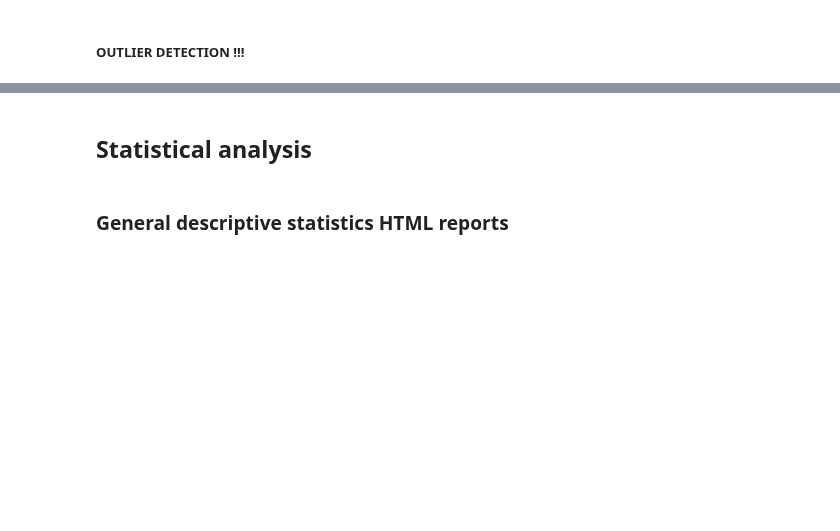
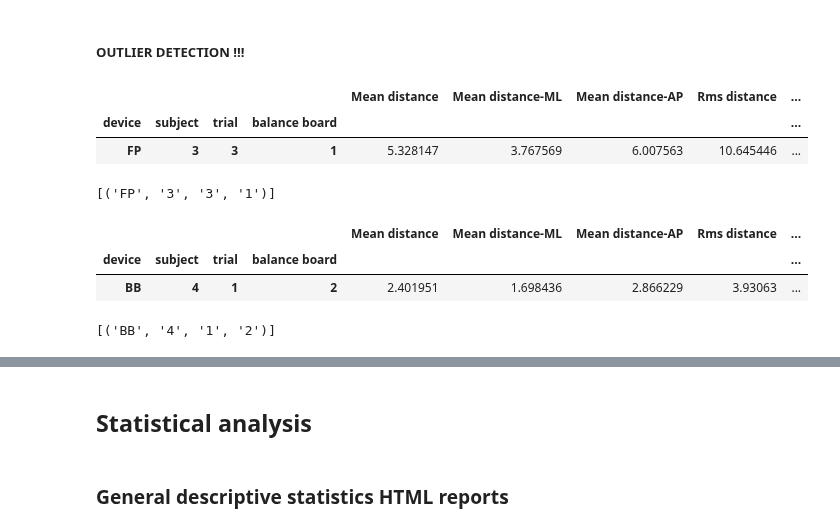
Before and after one commit to Antoninj/master_thesis, a Jupyter notebook: notebooks/feature_results_statistical_analysis.ipynb, the cells around one changed output, grey strips where cells are left out. Drawn from its saved outputs; the diff is of its cells as text; code cells hidden in the pictures; blank space fills up the shorter version.

```diff
--- a/notebooks/feature_results_statistical_analysis.ipynb
+++ b/notebooks/feature_results_statistical_analysis.ipynb
@@ -123,11 +171,29 @@ fp_freq.head()
 # %% [markdown]
 ##### OUTLIER DETECTION !!!
+# %%
+fp_outlier_values = fp_time[fp_time["Mean distance"]==fp_time["Mean distance"].max()]
+fp_outlier_values
+# %% [output]
+|  |  |  |  | Mean distance | Mean distance-ML | Mean distance-AP | Rms distance | ... |
+| device | subject | trial | balance board |  |  |  |  | ... |
+| FP | 3 | 3 | 1 | 5.328147 | 3.767569 | 6.007563 | 10.645446 | ... |
+# %%
+fp_outlier_index = fp_outlier_values.index.tolist()
+fp_outlier_index
+# %% [output]
+[('FP', '3', '3', '1')]
 # %%
-wbb_outlier_values = wbb_time[wbb_time["Mean velocity"]==wbb_time["Mean velocity"].max()]
+wbb_outlier_values = wbb_time[wbb_time["Mean distance"]==wbb_time["Mean distance"].max()]
 wbb_outlier_values
+# %% [output]
+|  |  |  |  | Mean distance | Mean distance-ML | Mean distance-AP | Rms distance | ... |
+| device | subject | trial | balance board |  |  |  |  | ... |
+| BB | 4 | 1 | 2 | 2.401951 | 1.698436 | 2.866229 | 3.93063 | ... |
 # %%
-outlier_index = wbb_outlier_values.index.tolist()
-outlier_index
+wbb_outlier_index = wbb_outlier_values.index.tolist()
+wbb_outlier_index
+# %% [output]
+[('BB', '4', '1', '2')]
 # %%
 fp_outlier_values = fp_time.loc[(fp_time.index.get_level_values('subject') == outlier_index[0][1])
                                            & (fp_time.index.get_level_values('trial') == outlier_index[0][2])
```
Also changed, not shown: parts of 15 cells of this notebook, 7 other files.
